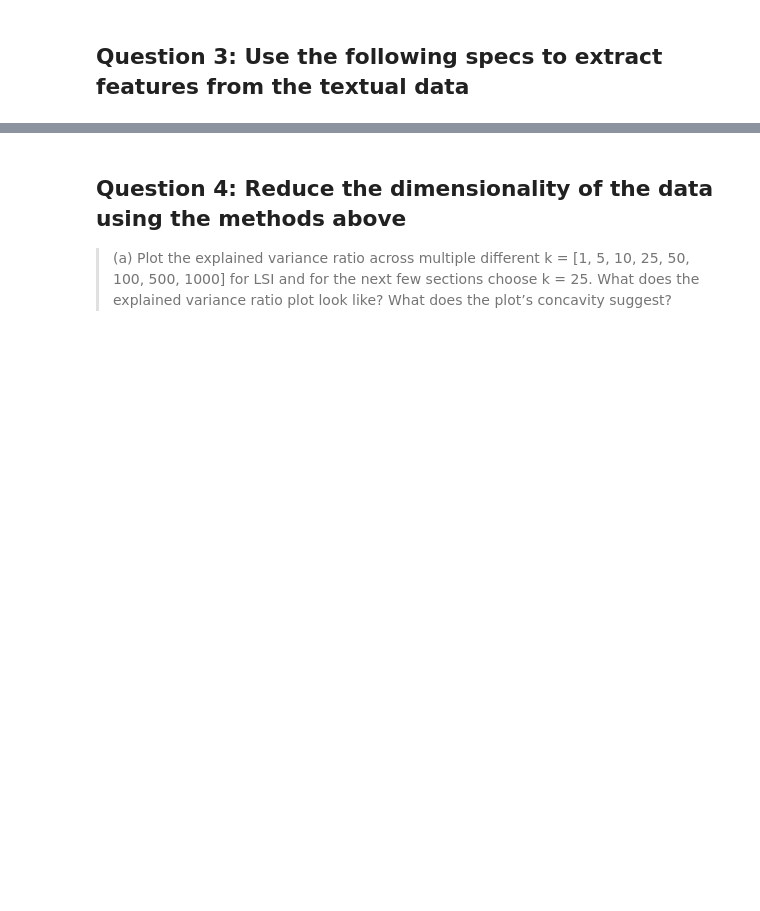
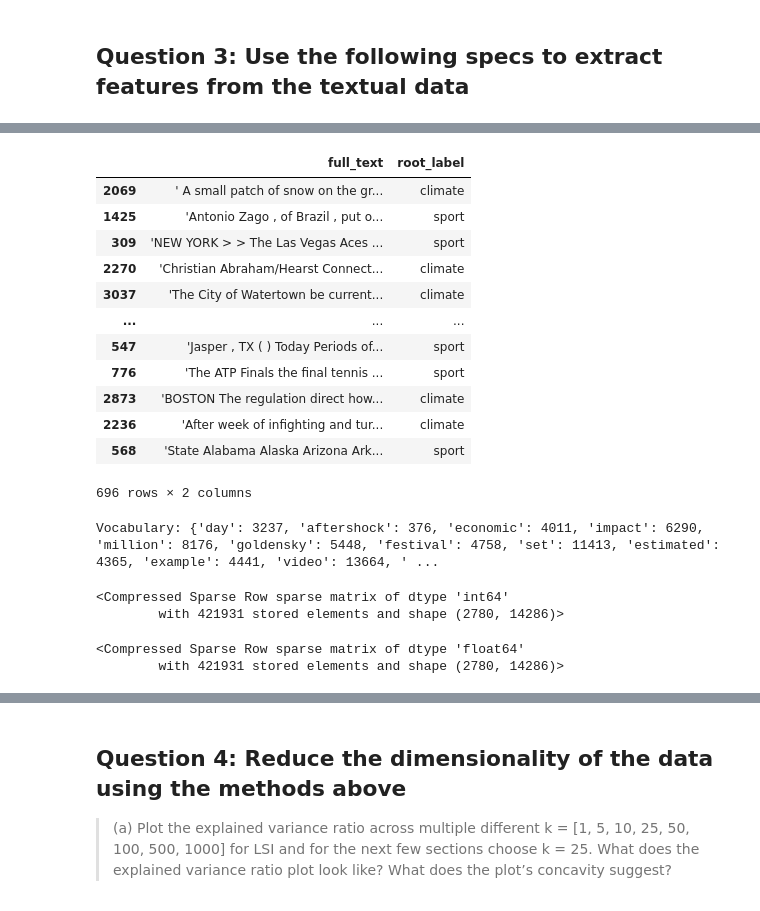
Before and after one commit to lauren123cat/UCLA-ECE219-W25, a Jupyter notebook: project1/project1_report.ipynb, the cells around one changed output, grey strips where cells are left out. Saved outputs shown, nothing was run; the diff lists cells and outputs as text; code cells hidden in the pictures; blank space fills up the shorter version.

Commit message:
converted documented into tf-idf bag of words representation

```diff
--- a/project1/project1_report.ipynb
+++ b/project1/project1_report.ipynb
@@ -103,10 +110,14 @@ Number of testing samples: 696
 ## Question 3: Use the following specs to extract features from the textual data
 # %%
 import re
+from sklearn.feature_extraction.text import CountVectorizer
+
+# Clean train and test sets
 def clean(text):
     text = re.sub(r'^https?:\/\/.*[\r\n]*', '', text, flags=re.MULTILINE)
     texter = re.sub(r"<br />", " ", text)
     texter = re.sub(r"&quot;", "\"",texter)
+    texter = re.sub(r'\b-?\d+(\.\d+)?\b', '', texter)
     texter = re.sub('&#39;', "\"", texter)
     texter = re.sub('\n', " ", texter)
     texter = re.sub(' u '," you ", texter)
@@ -122,5 +133,35 @@ def clean(text):
     if texter == "":
         texter = ""
     return texter
-
-df['cleaned_text'] = df['full_text'].apply(clean)
+# %%
+from nltk.stem import WordNetLemmatizer
+from nltk import word_tokenize, pos_tag
+
+import nltk
+
+nltk.download('punkt_tab')  # Tokenizer
+nltk.download('averaged_perceptron_tagger_eng')
+nltk.download('wordnet')  # Lemmatizer
+
+# lemmatize train and test sets
+def lemmatize(text):
+    lemmatizer = WordNetLemmatizer()
+
+    def get_pos_from_tag(tag):
+        if tag.startswith('J'):
+            return 'a'
+        elif tag.startswith('V'):
+            return 'v'
+        elif tag.startswith('N'):
+            return 'n'
+        elif tag.startswith('R'):
+            return 'r'
+        else:
+            return 'n'
+
+    tokens = word_tokenize(text)
+    lemmatized = [lemmatizer.lemmatize(word, get_pos_from_tag(tag)) for word, tag in pos_tag(tokens)]
+    return ' '.join(lemmatized)
+
+train = train.map(clean).map(lemmatize)
+test = test.map(clean).map(lemmatize)
@@ -127,3 +178,45 @@ df['cleaned_text'] = df['full_text'].apply(clean)
+# %%
+train
+test
+# %% [output]
+|  | full_text | root_label |
+| 2069 | ' A small patch of snow on the gr... | climate |
+| 1425 | 'Antonio Zago , of Brazil , put o... | sport |
+| 309 | 'NEW YORK > > The Las Vegas Aces ... | sport |
+| 2270 | 'Christian Abraham/Hearst Connect... | climate |
+| 3037 | 'The City of Watertown be current... | climate |
+| ... | ... | ... |
+| 547 | 'Jasper , TX ( ) Today Periods of... | sport |
+| 776 | 'The ATP Finals the final tennis ... | sport |
+| 2873 | 'BOSTON The regulation direct how... | climate |
+| 2236 | 'After week of infighting and tur... | climate |
+| 568 | 'State Alabama Alaska Arizona Ark... | sport |
+696 rows × 2 columns
+# %%
+from sklearn.feature_extraction.text import CountVectorizer
+
+vectorizer = CountVectorizer(stop_words='english', min_df=3)
+
+X = vectorizer.fit_transform(train['full_text'])
+
+print("Vocabulary:", vectorizer.vocabulary_)
+
+X
+# %% [output]
+Vocabulary: {'day': 3237, 'aftershock': 376, 'economic': 4011, 'impact': 6290, 'million': 8176, 'goldensky': 5448, 'festival': 4758, 'set': 11413, 'estimated': 4365, 'example': 4441, 'video': 13664, ' ...
+<Compressed Sparse Row sparse matrix of dtype 'int64'
+        with 421931 stored elements and shape (2780, 14286)>
+# %%
+from sklearn.feature_extraction.text import TfidfTransformer
+
+transformer = TfidfTransformer()
+
+X = transformer.fit_transform(X)
+
+X
+# %% [output]
+<Compressed Sparse Row sparse matrix of dtype 'float64'
+        with 421931 stored elements and shape (2780, 14286)>
 # %% [markdown]
 > (a) What are the pros and cons of lemmatization versus stemming? How do these processes affect
 the dictionary size?
```
Also changed, not shown: parts of 3 cells of this notebook.
